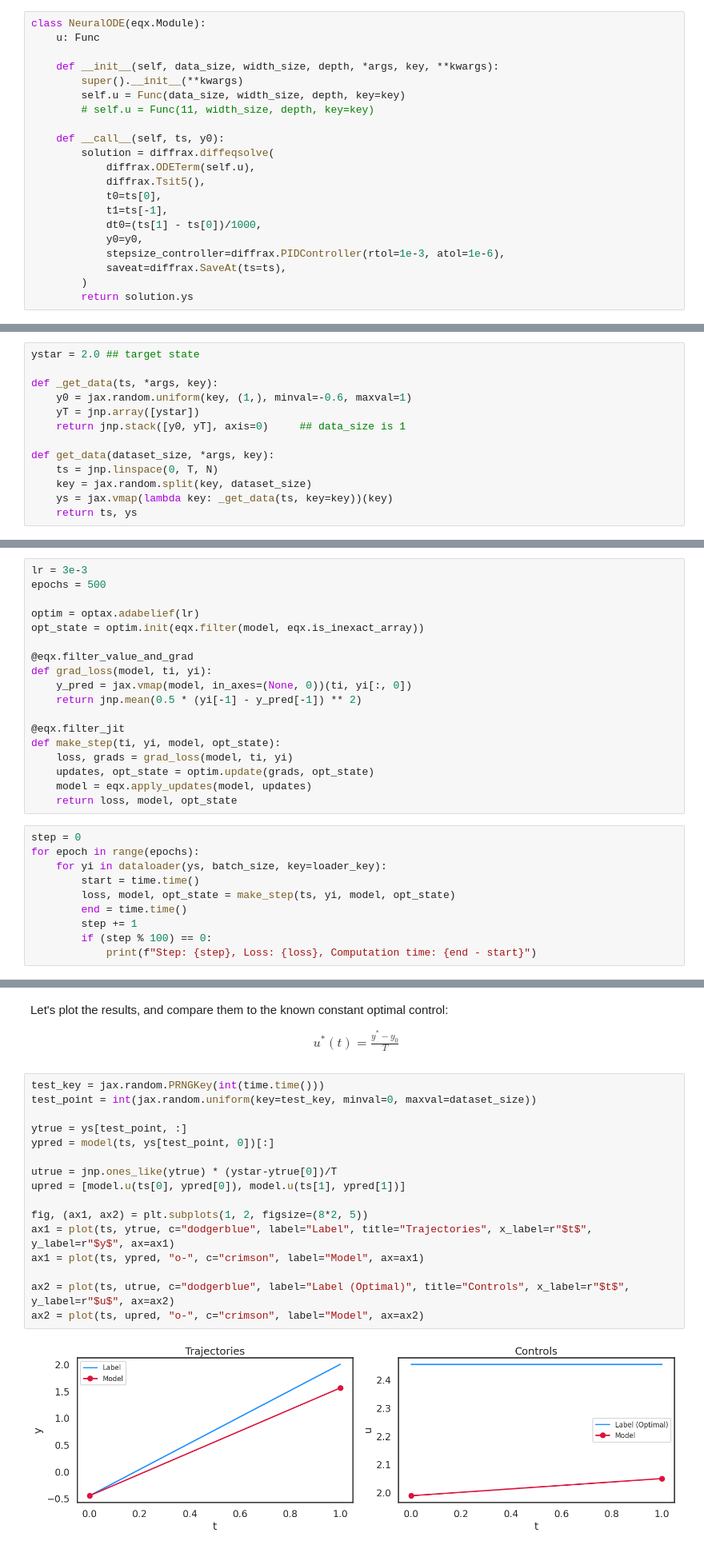
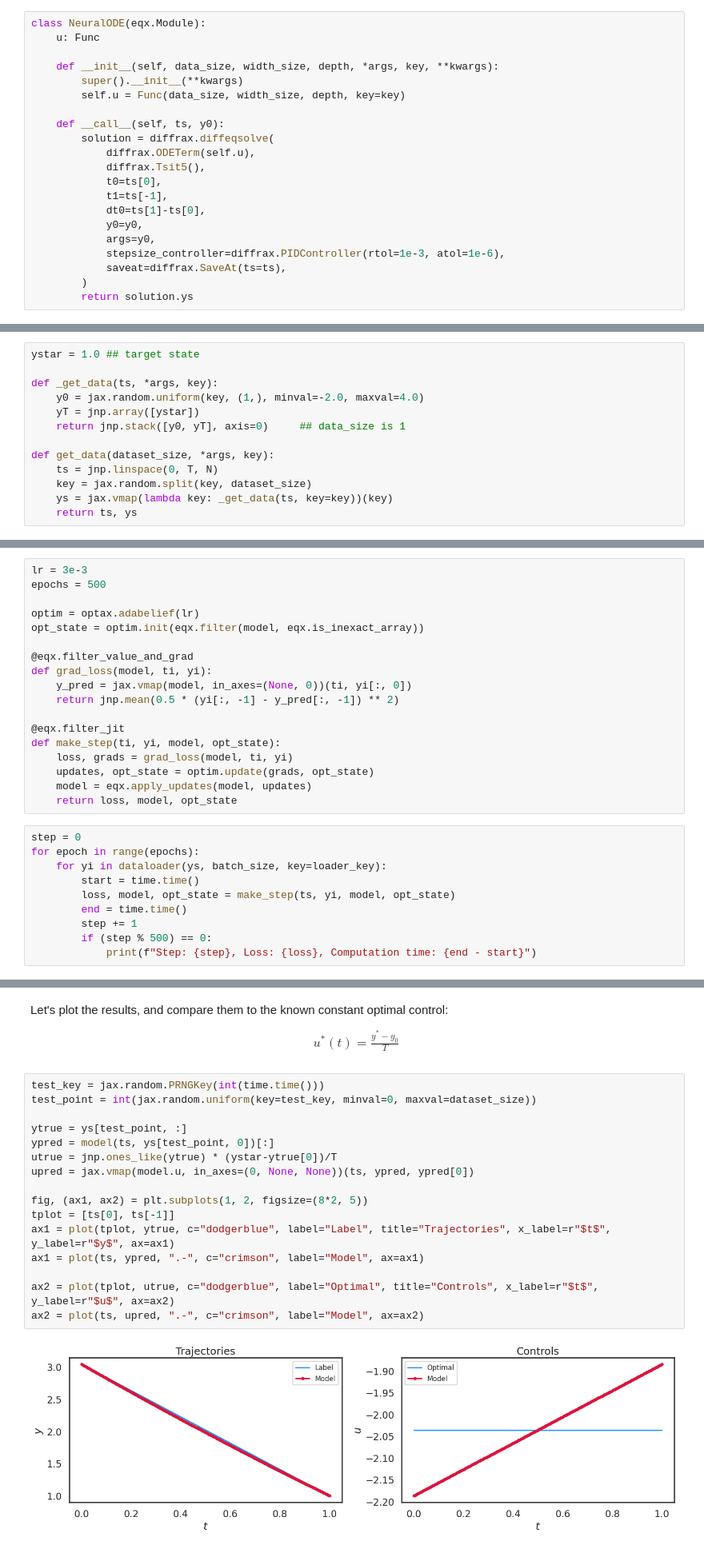
Before and after one commit to ddrous/visual-fluids, a Jupyter notebook: NeuralODEs/neural_ode_control.ipynb, the cells around one changed output, grey strips where cells are left out. Shown at 80% size. Saved outputs shown, nothing was run; the diff lists cells and outputs as text.

Commit message:
Finished neural ode control

```diff
--- a/NeuralODEs/neural_ode_control.ipynb
+++ b/NeuralODEs/neural_ode_control.ipynb
@@ -79,7 +91,6 @@ class NeuralODE(eqx.Module):
     def __init__(self, data_size, width_size, depth, *args, key, **kwargs):
         super().__init__(**kwargs)
         self.u = Func(data_size, width_size, depth, key=key)
-        # self.u = Func(11, width_size, depth, key=key)
 
     def __call__(self, ts, y0):
         solution = diffrax.diffeqsolve(
@@ -87,8 +98,9 @@ class NeuralODE(eqx.Module):
             diffrax.Tsit5(),
             t0=ts[0],
             t1=ts[-1],
-            dt0=(ts[1] - ts[0])/1000,
+            dt0=ts[1]-ts[0],
             y0=y0,
+            args=y0,
             stepsize_controller=diffrax.PIDController(rtol=1e-3, atol=1e-6),
             saveat=diffrax.SaveAt(ts=ts),
         )
@@ -102,10 +129,10 @@ DeviceArray([[1.       ],
 # %% [markdown]
 Given the target state $y^*$, we can randomly construct training data.
 # %%
-ystar = 2.0 ## target state
+ystar = 1.0 ## target state
 
 def _get_data(ts, *args, key):
-    y0 = jax.random.uniform(key, (1,), minval=-0.6, maxval=1)
+    y0 = jax.random.uniform(key, (1,), minval=-2.0, maxval=4.0)
     yT = jnp.array([ystar])
     return jnp.stack([y0, yT], axis=0)     ## data_size is 1
 
@@ -165,7 +192,7 @@ opt_state = optim.init(eqx.filter(model, eqx.is_inexact_array))
 @eqx.filter_value_and_grad
 def grad_loss(model, ti, yi):
     y_pred = jax.vmap(model, in_axes=(None, 0))(ti, yi[:, 0])
-    return jnp.mean(0.5 * (yi[-1] - y_pred[-1]) ** 2)
+    return jnp.mean(0.5 * (yi[:, -1] - y_pred[:, -1]) ** 2)
 
 @eqx.filter_jit
 def make_step(ti, yi, model, opt_state):
@@ -181,6 +208,6 @@ for epoch in range(epochs):
         loss, model, opt_state = make_step(ts, yi, model, opt_state)
         end = time.time()
         step += 1
-        if (step % 100) == 0:
+        if (step % 500) == 0:
             print(f"Step: {step}, Loss: {loss}, Computation time: {end - start}")
 # %% [output]
@@ -209,18 +226,18 @@ u^*(t) = \frac{y^* - y_0}{T}
 # %%
 test_key = jax.random.PRNGKey(int(time.time()))
 test_point = int(jax.random.uniform(key=test_key, minval=0, maxval=dataset_size))
 
 ytrue = ys[test_point, :]
 ypred = model(ts, ys[test_point, 0])[:]
-
 utrue = jnp.ones_like(ytrue) * (ystar-ytrue[0])/T
-upred = [model.u(ts[0], ypred[0]), model.u(ts[1], ypred[1])]
+upred = jax.vmap(model.u, in_axes=(0, None, None))(ts, ypred, ypred[0])
 
 fig, (ax1, ax2) = plt.subplots(1, 2, figsize=(8*2, 5))
-ax1 = plot(ts, ytrue, c="dodgerblue", label="Label", title="Trajectories", x_label=r"$t$", y_label=r"$y$", ax=ax1)
-ax1 = plot(ts, ypred, "o-", c="crimson", label="Model", ax=ax1)
+tplot = [ts[0], ts[-1]]
+ax1 = plot(tplot, ytrue, c="dodgerblue", label="Label", title="Trajectories", x_label=r"$t$", y_label=r"$y$", ax=ax1)
+ax1 = plot(ts, ypred, ".-", c="crimson", label="Model", ax=ax1)
 
-ax2 = plot(ts, utrue, c="dodgerblue", label="Label (Optimal)", title="Controls", x_label=r"$t$", y_label=r"$u$", ax=ax2)
-ax2 = plot(ts, upred, "o-", c="crimson", label="Model", ax=ax2)
+ax2 = plot(tplot, utrue, c="dodgerblue", label="Optimal", title="Controls", x_label=r"$t$", y_label=r"$u$", ax=ax2)
+ax2 = plot(ts, upred, ".-", c="crimson", label="Model", ax=ax2)
 # %% [output]
-[figure, old version]
+[figure, new version]
```
Also changed, not shown: parts of 7 cells of this notebook, 1 other file.
